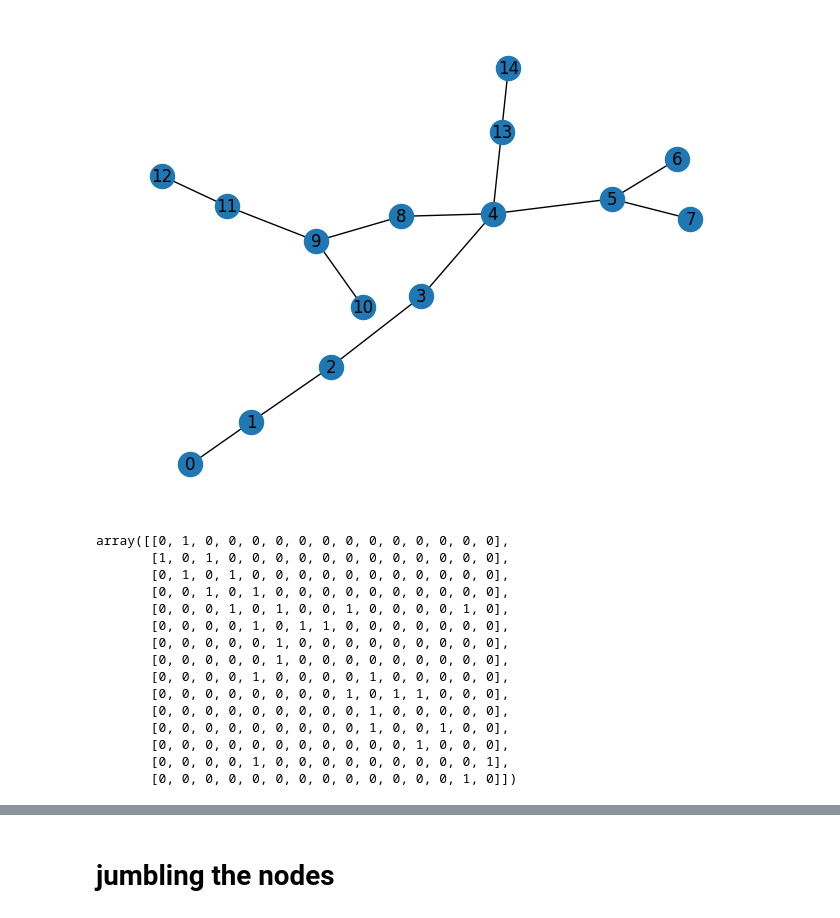
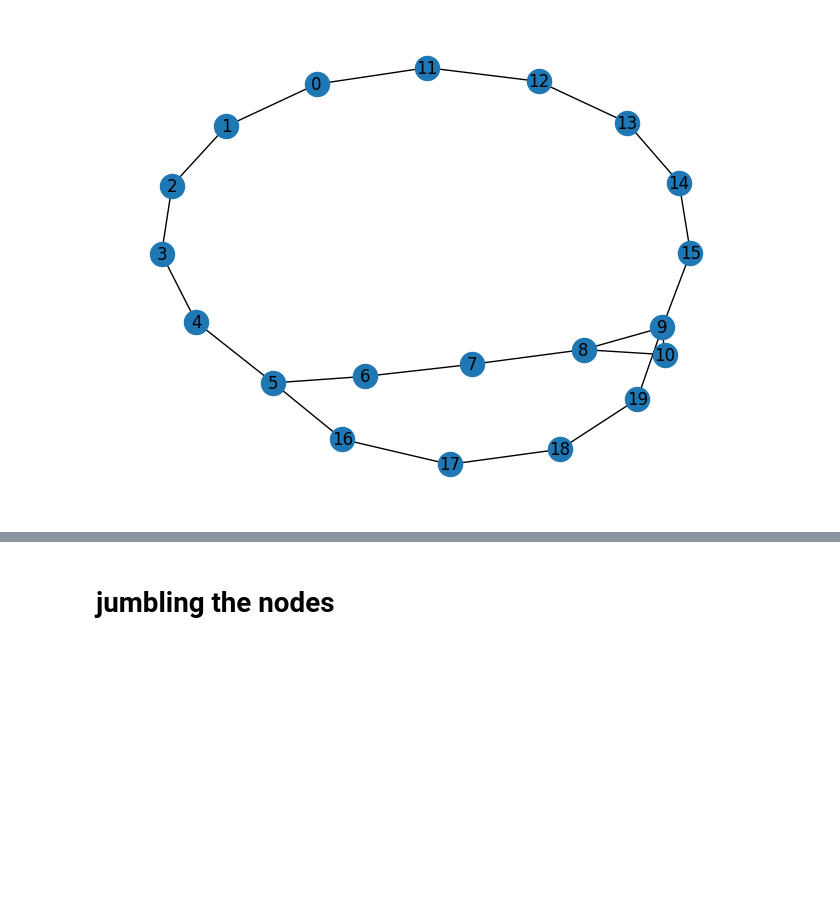
Before and after one commit to PalaashAgrawal/LLMGraphTraversal, a Jupyter notebook: graph_generation/Untitled.ipynb, the cells around one changed output, grey strips where cells are left out. Cells and saved outputs as stored; diff of their text form; code cells hidden in the pictures; blank space fills up the shorter version.

Commit message:
level 3 complete

```diff
--- a/graph_generation/Untitled.ipynb
+++ b/graph_generation/Untitled.ipynb
@@ -57,5 +0,0 @@ nx.shortest_path(graph, source='A', target='F', weight=None, method='dijkstra')
-# %%
-#level 2
-n=15
-graph = nx.random_tree(n, seed = int(10000*random.random()))
-nx.draw(graph, with_labels=True)
@@ -66,30 +0,0 @@ nodes = graph.nodes
-# %%
-dfs_traversal = list(nx.dfs_edges(graph, source=0))
-mapping = {}
-for k,(a,b) in enumerate([(0,0)] + dfs_traversal):
-    mapping[b] = k
-
-graph = nx.relabel_nodes(graph, mapping)
-nx.draw(graph, with_labels=True)
-# %% [output]
-[figure, removed]
-# %%
-adj_matrix = nx.adjacency_matrix(graph, nodelist = list(range(len(graph.nodes))))
-adj_array = np.array(adj_matrix.todense())
-adj_array
-# %% [output]
-array([[0, 1, 0, 0, 0, 0, 0, 0, 0, 0, 0, 0, 0, 0, 0],
-       [1, 0, 1, 0, 0, 0, 0, 0, 0, 0, 0, 0, 0, 0, 0],
-       [0, 1, 0, 1, 0, 0, 0, 0, 0, 0, 0, 0, 0, 0, 0],
-       [0, 0, 1, 0, 1, 0, 0, 0, 0, 0, 0, 0, 0, 0, 0],
-       [0, 0, 0, 1, 0, 1, 0, 0, 1, 0, 0, 0, 0, 1, 0],
-       [0, 0, 0, 0, 1, 0, 1, 1, 0, 0, 0, 0, 0, 0, 0],
-       [0, 0, 0, 0, 0, 1, 0, 0, 0, 0, 0, 0, 0, 0, 0],
-       [0, 0, 0, 0, 0, 1, 0, 0, 0, 0, 0, 0, 0, 0, 0],
-       [0, 0, 0, 0, 1, 0, 0, 0, 0, 1, 0, 0, 0, 0, 0],
-       [0, 0, 0, 0, 0, 0, 0, 0, 1, 0, 1, 1, 0, 0, 0],
-       [0, 0, 0, 0, 0, 0, 0, 0, 0, 1, 0, 0, 0, 0, 0],
-       [0, 0, 0, 0, 0, 0, 0, 0, 0, 1, 0, 0, 1, 0, 0],
-       [0, 0, 0, 0, 0, 0, 0, 0, 0, 0, 0, 1, 0, 0, 0],
-       [0, 0, 0, 0, 1, 0, 0, 0, 0, 0, 0, 0, 0, 0, 1],
-       [0, 0, 0, 0, 0, 0, 0, 0, 0, 0, 0, 0, 0, 1, 0]])
@@ -95,0 +3,45 @@ array([[0, 1, 0, 0, 0, 0, 0, 0, 0, 0, 0, 0, 0, 0, 0],
+# %%
+import networkx as nx
+import random
+import matplotlib.pyplot as plt
+
+def add_paths(graph, a, n):
+    used_lengths = set()
+
+    for x in range(a):
+        #weight the connection toward connecting to end node
+        if random.random() < 0.4:
+          elements = random.sample([x for x in range(n)], k=2)
+        else:
+          elements = random.sample([x for x in range(n)], k = 1) + [9]
+        elements.sort()
+
+        #don't repeat connection lengths(higher chance of multiple shortest)
+        while True:
+            num_nodes = random.randint(1, n-5)
+            if num_nodes not in used_lengths:
+                used_lengths.add(num_nodes)
+                break
+
+        start_node = elements[0]
+        # add the connection
+        for i in range(num_nodes):
+            new_node = max(graph.nodes) + 1
+            graph.add_edge(start_node, new_node)
+            start_node = new_node
+
+        # connect back to the end element
+        if num_nodes > 0:
+            graph.add_edge(start_node, elements[1])
+
+    return graph
+
+size_of_graph = 10
+repeats = 3
+
+graph = nx.path_graph(size_of_graph)
+graph = add_paths(graph, repeats, size_of_graph)
+
+nx.draw(graph, with_labels=True)
+# %% [output]
+[figure, added]
```
Also changed, not shown: parts of 9 cells of this notebook, 1 other file.
